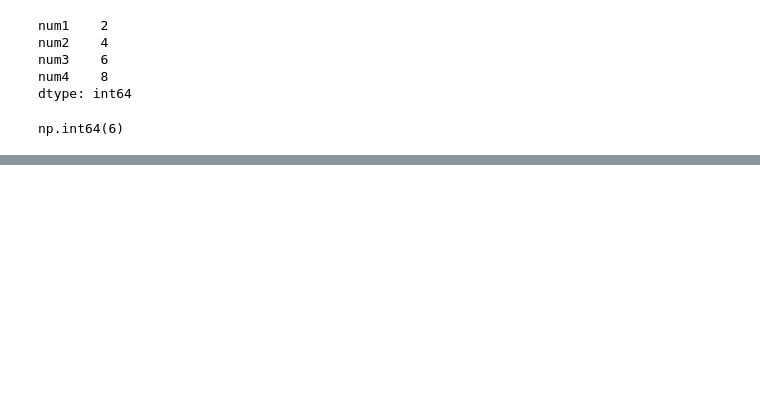
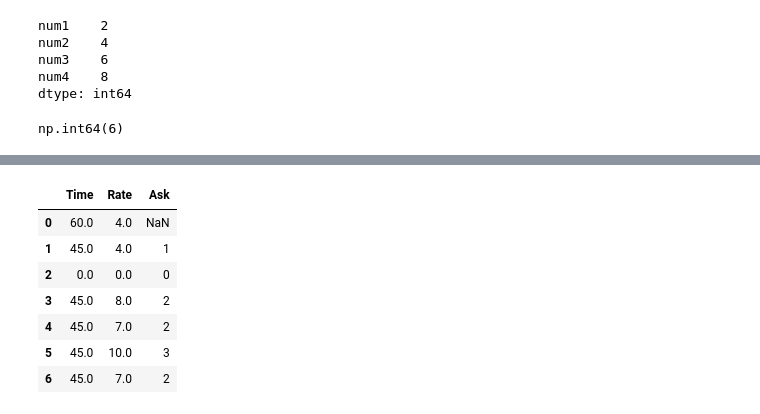
Before and after one commit to robertorocha828/fundamentos_ia, a Jupyter notebook: jupyterlab/Programa_1.ipynb, the cells around one changed output, grey strips where cells are left out. Cells and saved outputs as stored; diff of their text form; code cells hidden in the pictures; blank space fills up the shorter version.

```diff
--- a/jupyterlab/Programa_1.ipynb
+++ b/jupyterlab/Programa_1.ipynb
@@ -335,0 +503,3 @@ np.int64(6)
+# %%
+dfClass = pd.DataFrame({'Time':minutes, 'Rate':rate, 'Ask':ask})
+dfClass
@@ -335,0 +514,4 @@ np.int64(6)
+# %%
+# Rellenar pero no se debe utilizar
+dfClass.fillna(333,inplace=True)
+dfClass
@@ -335,0 +563,3 @@ np.int64(6)
+# %%
+dfClass[dfClass.Ask == 'cero']=0
+dfClass
@@ -335,0 +574,3 @@ np.int64(6)
+# %%
+dfClass.loc[5,'Time']=45
+dfClass
@@ -335,0 +595,14 @@ np.int64(6)
+# %%
+dfClass.loc[6, 'Time'] = 45
+dfClass.loc[6, 'Rate'] = 7
+dfClass.loc[6, 'Ask'] = 2
+dfClass
+# %% [output]
+|  | Time | Rate | Ask |
+| 0 | 60.0 | 4.0 | NaN |
+| 1 | 45.0 | 4.0 | 1 |
+| 2 | 0.0 | 0.0 | 0 |
+| 3 | 45.0 | 8.0 | 2 |
+| 4 | 45.0 | 7.0 | 2 |
+| 5 | 45.0 | 10.0 | 3 |
+| 6 | 45.0 | 7.0 | 2 |
```
Also changed, not shown: parts of 58 cells of this notebook.
